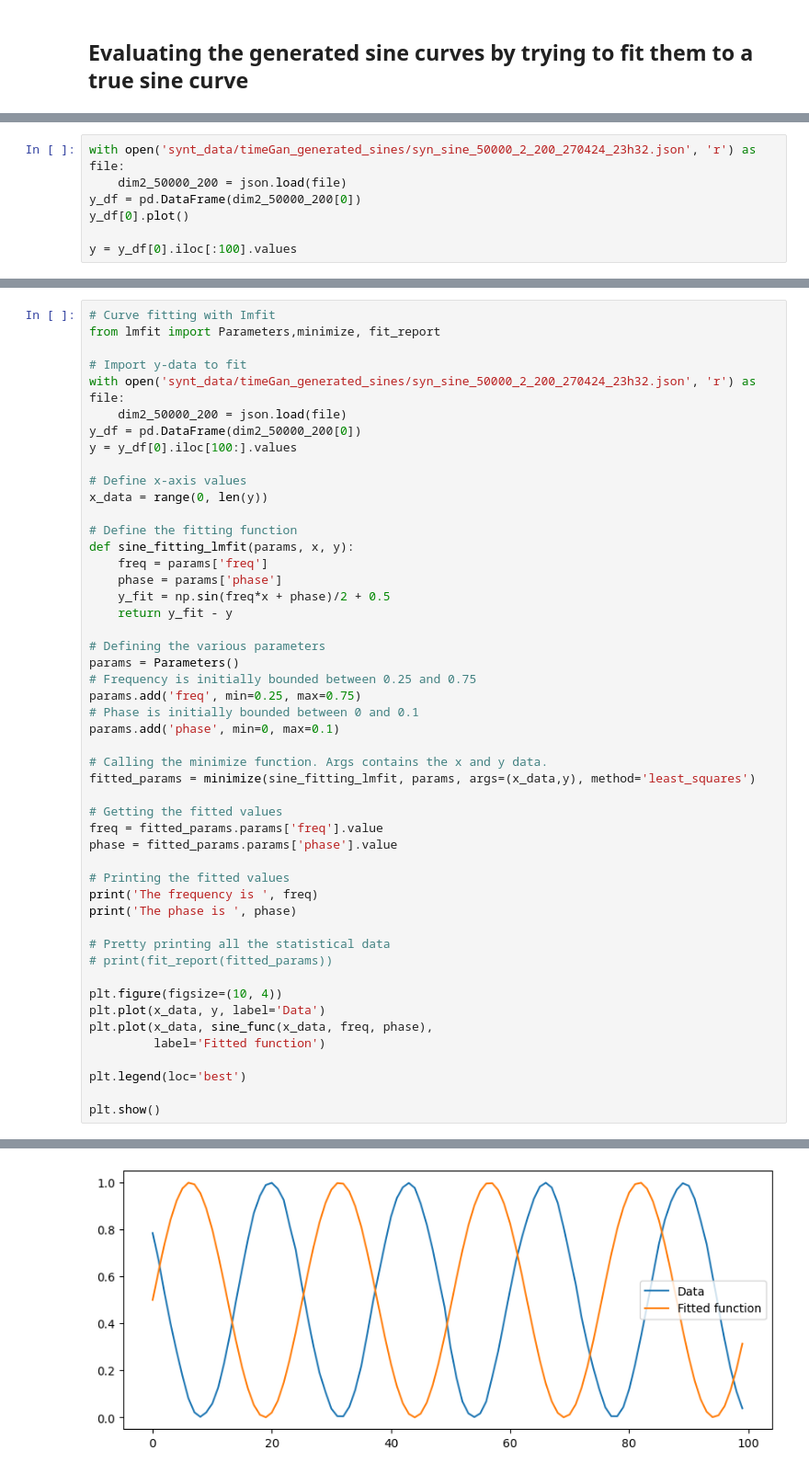
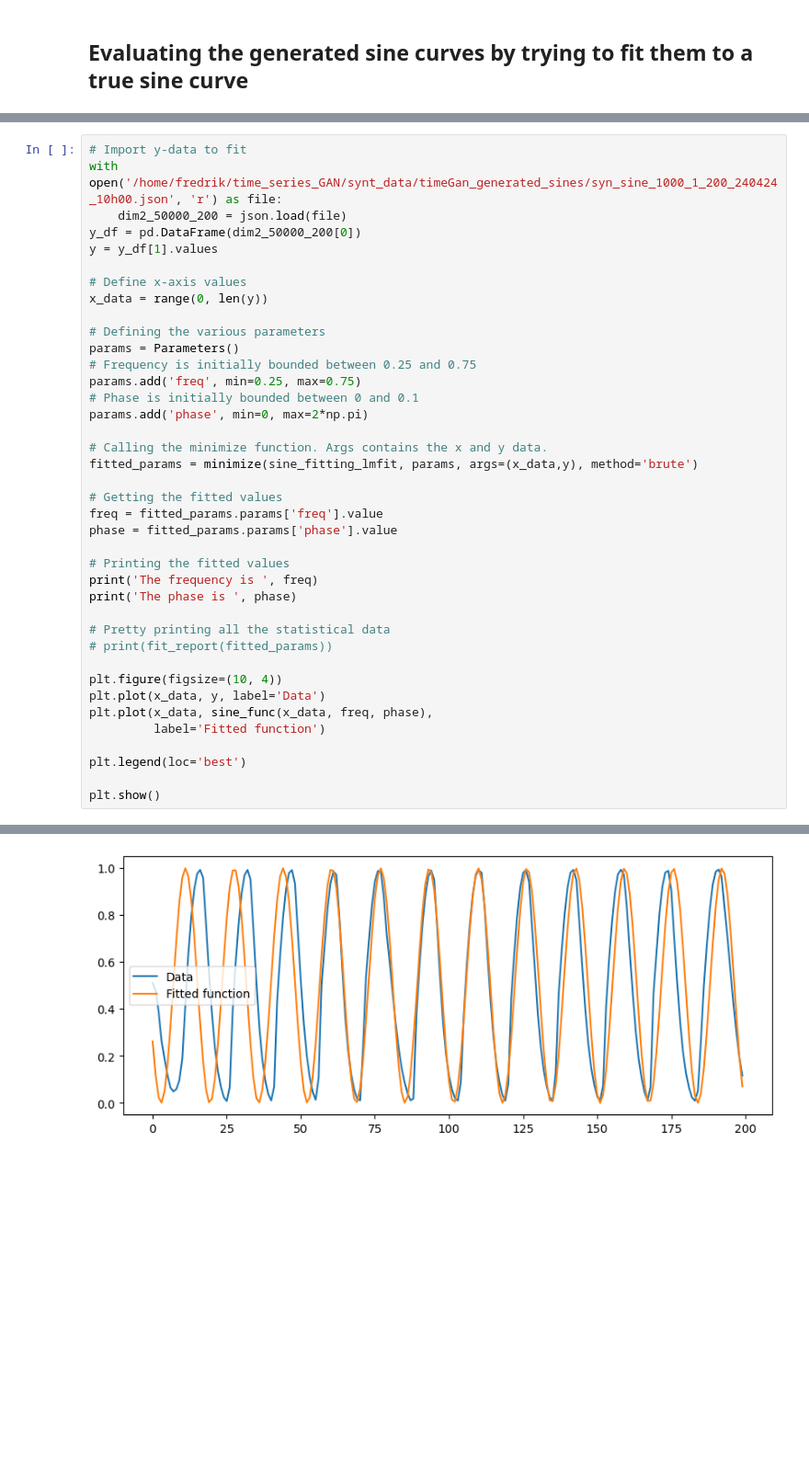
Before and after one commit to fredrikSveen/MSc_time_series_GAN, a Jupyter notebook: curve_fitting.ipynb, the cells around one changed output, grey strips where cells are left out. Shown at 92% size. Drawn from its saved outputs; the diff is of its cells as text; blank space fills up the shorter version.

```diff
--- a/curve_fitting.ipynb
+++ b/curve_fitting.ipynb
@@ -13,7 +21,0 @@ def sine_func(x, freq, phase):
-# %%
-with open('synt_data/timeGan_generated_sines/syn_sine_50000_2_200_270424_23h32.json', 'r') as file:
-    dim2_50000_200 = json.load(file)
-y_df = pd.DataFrame(dim2_50000_200[0])
-y_df[0].plot()
-
-y = y_df[0].iloc[:100].values
@@ -22,32 +24,22 @@ y = y_df[0].iloc[:100].values
 # %%
-# Curve fitting with Imfit
-from lmfit import Parameters,minimize, fit_report
-
 # Import y-data to fit
-with open('synt_data/timeGan_generated_sines/syn_sine_50000_2_200_270424_23h32.json', 'r') as file:
+with open('/home/fredrik/time_series_GAN/synt_data/timeGan_generated_sines/syn_sine_1000_1_200_240424_10h00.json', 'r') as file:
     dim2_50000_200 = json.load(file)
 y_df = pd.DataFrame(dim2_50000_200[0])
-y = y_df[0].iloc[100:].values
+y = y_df[1].values
 
 # Define x-axis values
 x_data = range(0, len(y))
-
-# Define the fitting function
-def sine_fitting_lmfit(params, x, y):
-    freq = params['freq']
-    phase = params['phase']
-    y_fit = np.sin(freq*x + phase)/2 + 0.5
-    return y_fit - y
 
 # Defining the various parameters
 params = Parameters()
 # Frequency is initially bounded between 0.25 and 0.75
 params.add('freq', min=0.25, max=0.75)
 # Phase is initially bounded between 0 and 0.1
-params.add('phase', min=0, max=0.1)
+params.add('phase', min=0, max=2*np.pi)
 
 # Calling the minimize function. Args contains the x and y data.
-fitted_params = minimize(sine_fitting_lmfit, params, args=(x_data,y), method='least_squares')
+fitted_params = minimize(sine_fitting_lmfit, params, args=(x_data,y), method='brute')
 
 # Getting the fitted values
 freq = fitted_params.params['freq'].value
@@ -74 +66 @@ The phase is  1.403849408573309e-18
-[figure, old version]
+[figure, new version]
```
Also changed, not shown: parts of 15 cells of this notebook, 4 other files.
